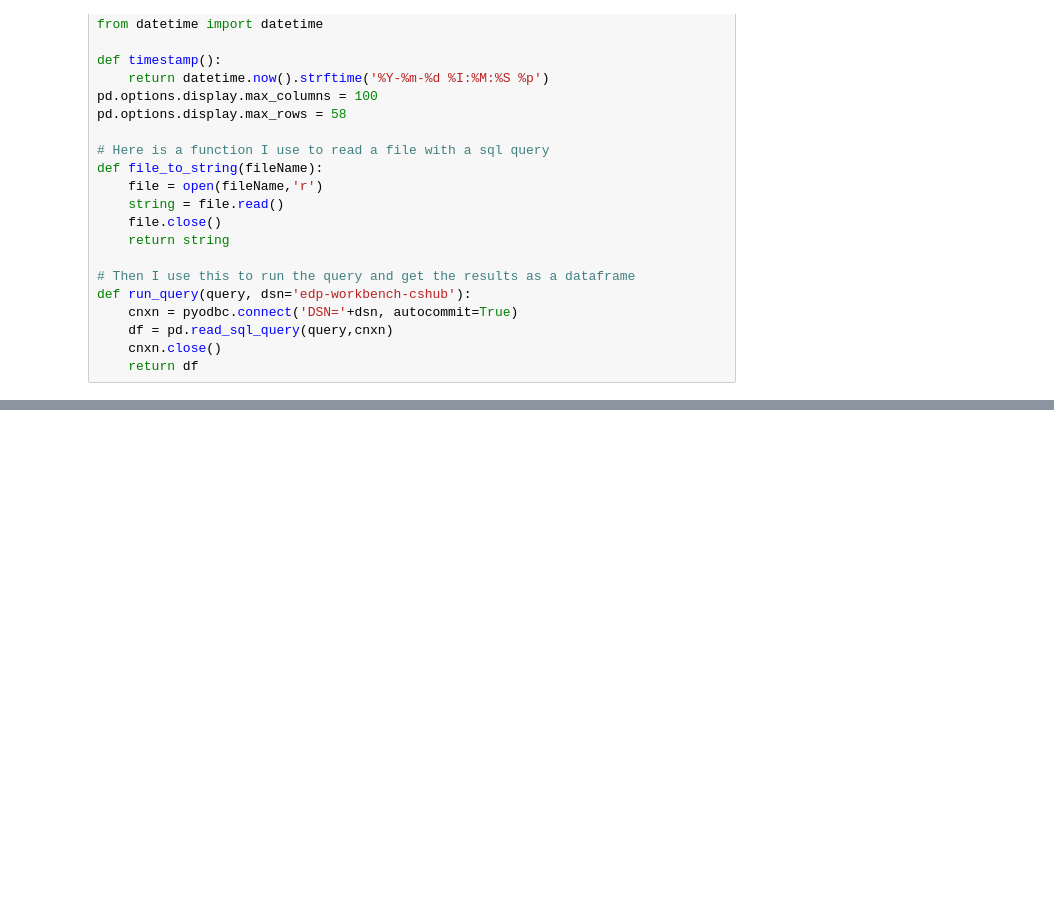
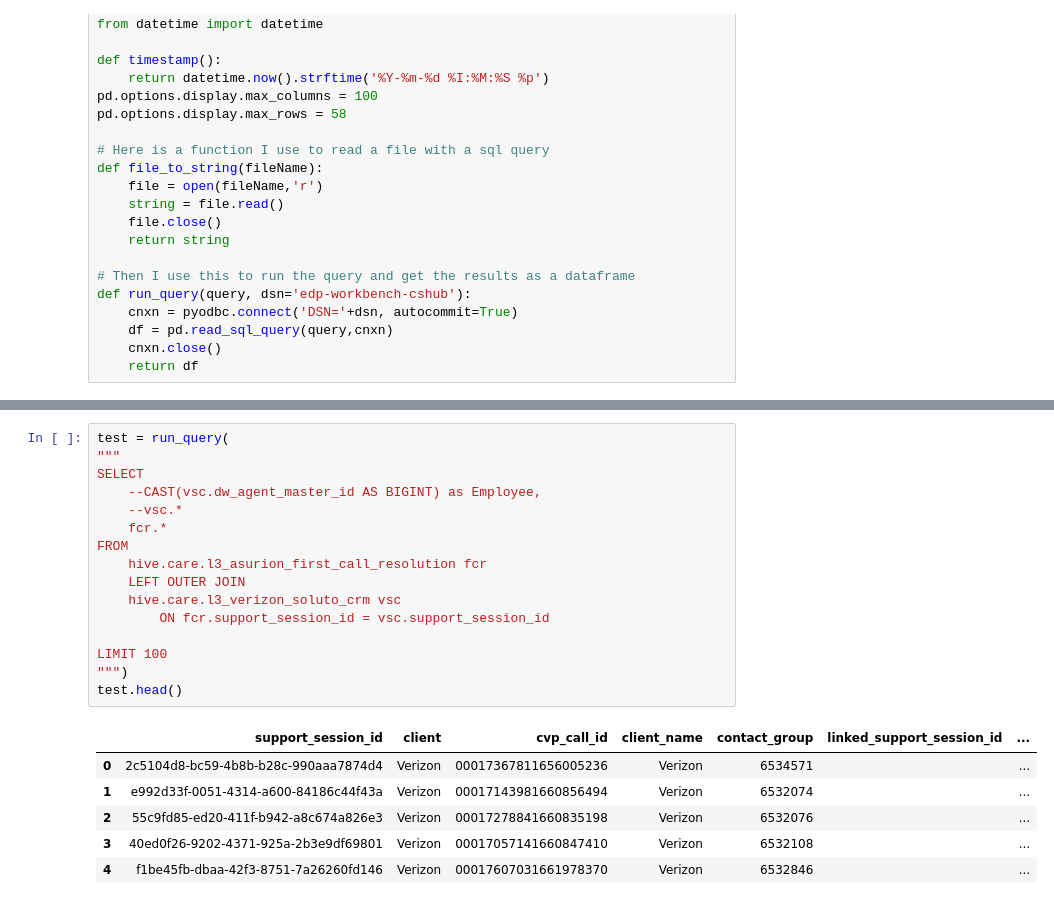
Before and after one commit to Austen-Moore94/Expert-Assist-Pilot, a Jupyter notebook: Dashboard/Tests.ipynb, the cells around one changed output, grey strips where cells are left out. Drawn from its saved outputs; the diff is of its cells as text; blank space fills up the shorter version.

```diff
--- a/Dashboard/Tests.ipynb
+++ b/Dashboard/Tests.ipynb
@@ -194,0 +57,23 @@ WHERE 1=1
+# %%
+test = run_query(
+"""
+SELECT
+    --CAST(vsc.dw_agent_master_id AS BIGINT) as Employee,
+    --vsc.*
+    fcr.*
+FROM
+    hive.care.l3_asurion_first_call_resolution fcr
+    LEFT OUTER JOIN
+    hive.care.l3_verizon_soluto_crm vsc
+        ON fcr.support_session_id = vsc.support_session_id
+
+LIMIT 100
+""")
+test.head()
+# %% [output]
+|  | support_session_id | client | cvp_call_id | client_name | contact_group | linked_support_session_id | ... |
+| 0 | 2c5104d8-bc59-4b8b-b28c-990aaa7874d4 | Verizon | 00017367811656005236 | Verizon | 6534571 |  | ... |
+| 1 | e992d33f-0051-4314-a600-84186c44f43a | Verizon | 00017143981660856494 | Verizon | 6532074 |  | ... |
+| 2 | 55c9fd85-ed20-411f-b942-a8c674a826e3 | Verizon | 00017278841660835198 | Verizon | 6532076 |  | ... |
+| 3 | 40ed0f26-9202-4371-925a-2b3e9df69801 | Verizon | 00017057141660847410 | Verizon | 6532108 |  | ... |
+| 4 | f1be45fb-dbaa-42f3-8751-7a26260fd146 | Verizon | 00017607031661978370 | Verizon | 6532846 |  | ... |
```
Also changed, not shown: parts of 13 cells of this notebook, 3 other files.
